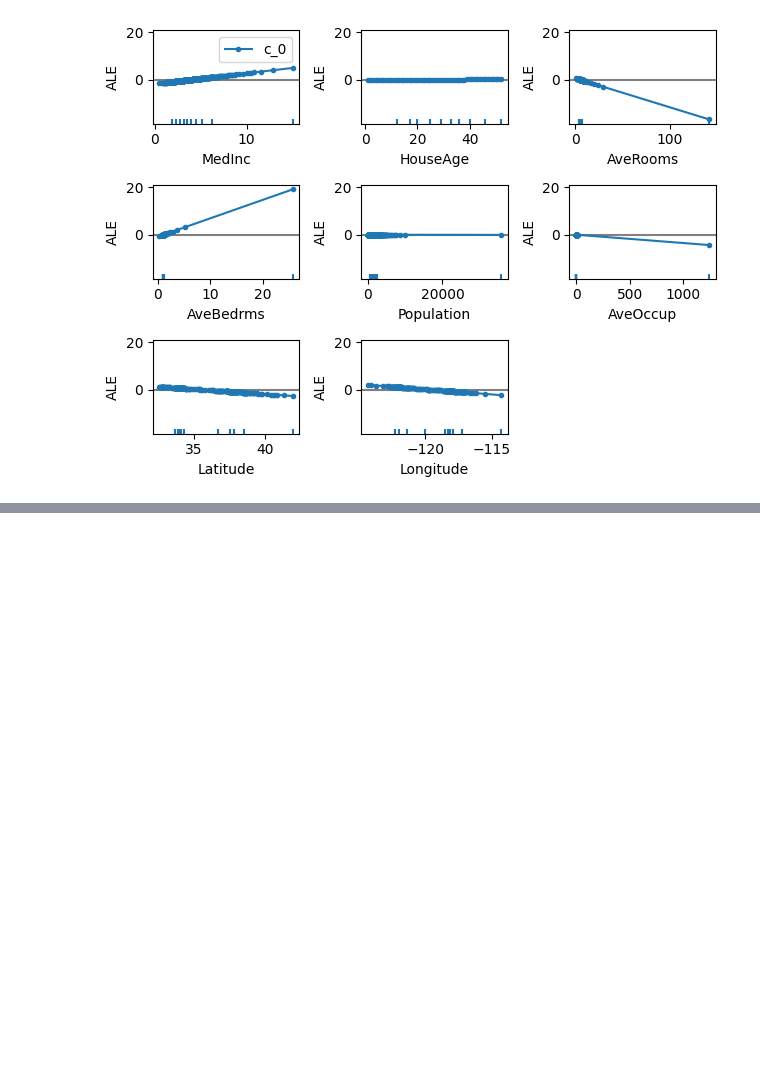
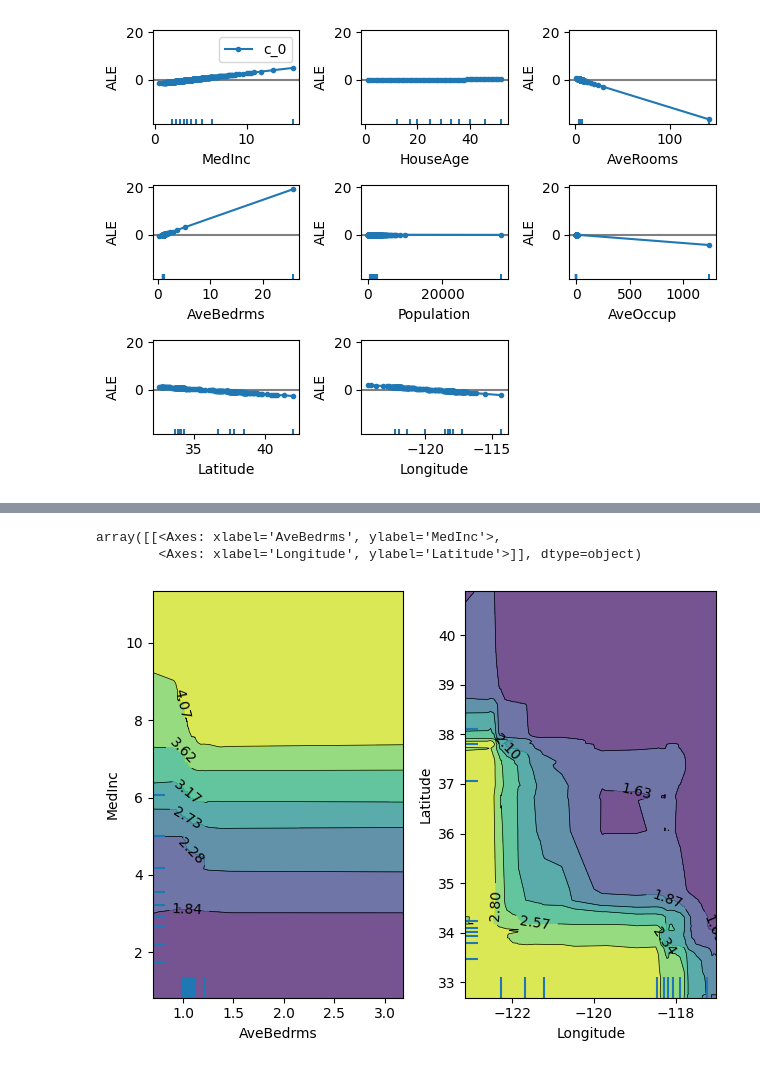
Before and after one commit to willclarktech/ai-interpretability, a Jupyter notebook: notebooks/Alibi.ipynb, the cells around one changed output, grey strips where cells are left out. Drawn from its saved outputs; the diff is of its cells as text; code cells hidden in the pictures; blank space fills up the shorter version.

```diff
--- a/notebooks/Alibi.ipynb
+++ b/notebooks/Alibi.ipynb
@@ -137,0 +189,14 @@ array([[<Axes: xlabel='MedInc', ylabel='ALE'>,
+# %%
+random_forest_regressor_pdp_explainer = PartialDependence(
+    random_forest_regressor.predict,
+    feature_names=california_housing_dataset.feature_names,
+    target_names=california_housing.target_names,
+)
+random_forest_regressor_pdp_explanation = random_forest_regressor_pdp_explainer.explain(
+    california_housing_dataset.X_train[:num_examples], features=pdp_features
+)
+plot_pd(random_forest_regressor_pdp_explanation);
+# %% [output]
+array([[<Axes: xlabel='AveBedrms', ylabel='MedInc'>,
+        <Axes: xlabel='Longitude', ylabel='Latitude'>]], dtype=object)
+[figure, added]
```
Also changed, not shown: parts of 13 cells of this notebook.
